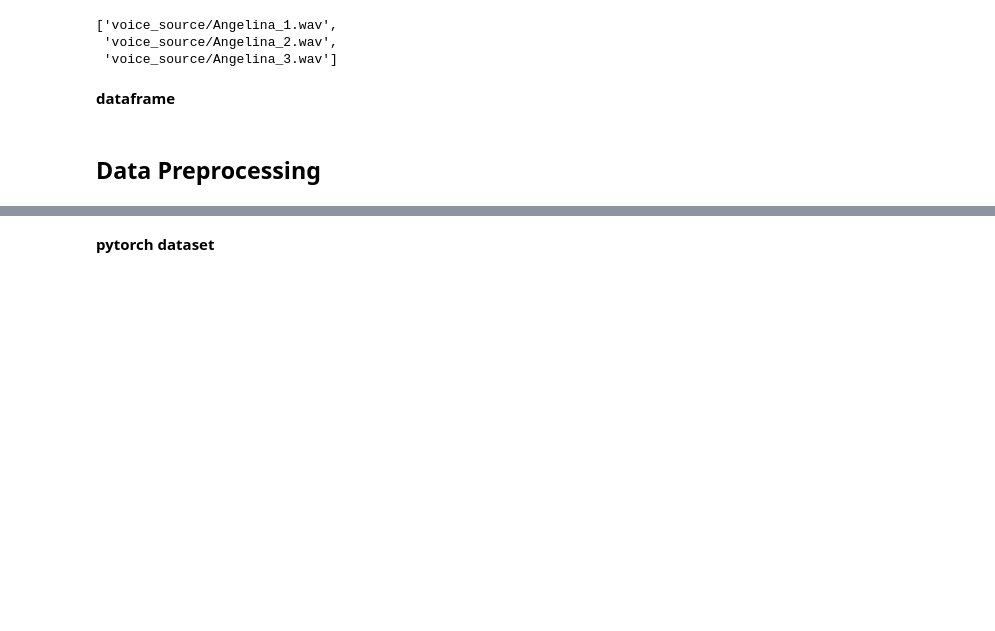
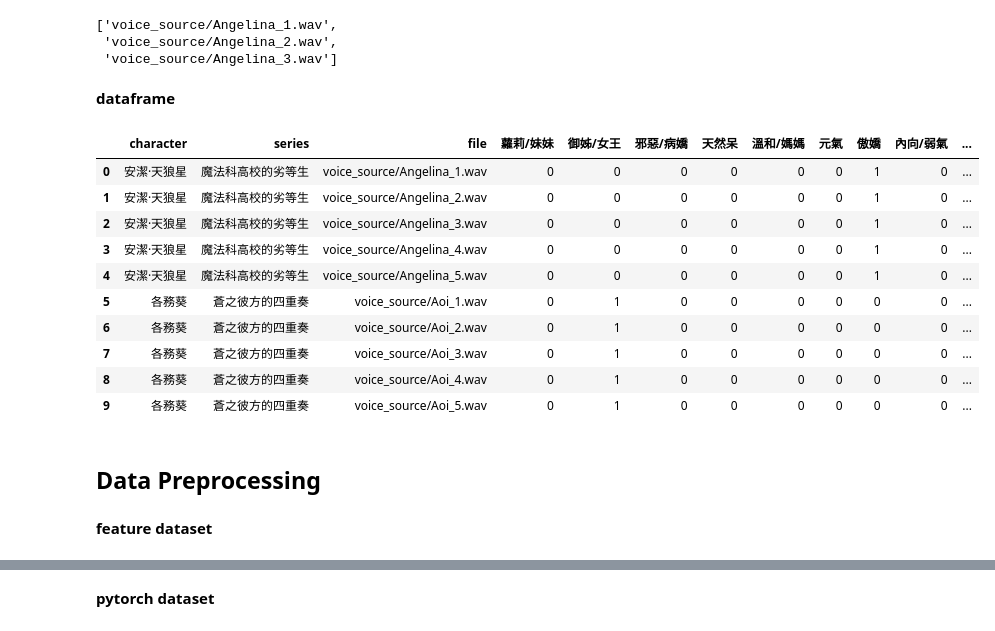
Before and after one commit to J-HowHuang/anime-voice, a Jupyter notebook: audio_feature.ipynb, the cells around one changed output, grey strips where cells are left out. Saved outputs shown, nothing was run; the diff lists cells and outputs as text; code cells hidden in the pictures; blank space fills up the shorter version.

```diff
--- a/audio_feature.ipynb
+++ b/audio_feature.ipynb
@@ -74,14 +76,29 @@ __dataframe__
 # %%
 df = pd.DataFrame({'file':file_list}, columns = ['character', 'series','file']+columns)
 
 for i, value in source['id'].iteritems():
     if not pd.isna(value):
         for j, file_name in df['file'].iteritems():
             if value in file_name:
                 df.iloc[j,0] = source['character name'].iloc[i]
                 df.iloc[j,1] = source['series'].iloc[i]
                 df.iloc[j,3:] = source[columns].iloc[i]
 df = df.dropna()
-# df = df[:3]
+df = df[:10]
+df[:10]
+# %% [output]
+|  | character | series | file | 蘿莉/妹妹 | 御姊/女王 | 邪惡/病嬌 | 天然呆 | 溫和/媽媽 | 元氣 | 傲嬌 | 內向/弱氣 | ... |
+| 0 | 安潔·天狼星 | 魔法科高校的劣等生 | voice_source/Angelina_1.wav | 0 | 0 | 0 | 0 | 0 | 0 | 1 | 0 | ... |
+| 1 | 安潔·天狼星 | 魔法科高校的劣等生 | voice_source/Angelina_2.wav | 0 | 0 | 0 | 0 | 0 | 0 | 1 | 0 | ... |
+| 2 | 安潔·天狼星 | 魔法科高校的劣等生 | voice_source/Angelina_3.wav | 0 | 0 | 0 | 0 | 0 | 0 | 1 | 0 | ... |
+| 3 | 安潔·天狼星 | 魔法科高校的劣等生 | voice_source/Angelina_4.wav | 0 | 0 | 0 | 0 | 0 | 0 | 1 | 0 | ... |
+| 4 | 安潔·天狼星 | 魔法科高校的劣等生 | voice_source/Angelina_5.wav | 0 | 0 | 0 | 0 | 0 | 0 | 1 | 0 | ... |
+| 5 | 各務葵 | 蒼之彼方的四重奏 | voice_source/Aoi_1.wav | 0 | 1 | 0 | 0 | 0 | 0 | 0 | 0 | ... |
+| 6 | 各務葵 | 蒼之彼方的四重奏 | voice_source/Aoi_2.wav | 0 | 1 | 0 | 0 | 0 | 0 | 0 | 0 | ... |
+| 7 | 各務葵 | 蒼之彼方的四重奏 | voice_source/Aoi_3.wav | 0 | 1 | 0 | 0 | 0 | 0 | 0 | 0 | ... |
+| 8 | 各務葵 | 蒼之彼方的四重奏 | voice_source/Aoi_4.wav | 0 | 1 | 0 | 0 | 0 | 0 | 0 | 0 | ... |
+| 9 | 各務葵 | 蒼之彼方的四重奏 | voice_source/Aoi_5.wav | 0 | 1 | 0 | 0 | 0 | 0 | 0 | 0 | ... |
 # %% [markdown]
 ## Data Preprocessing
+# %% [markdown]
+__feature dataset__
```
Also changed, not shown: parts of 14 cells of this notebook, 3 other files.
